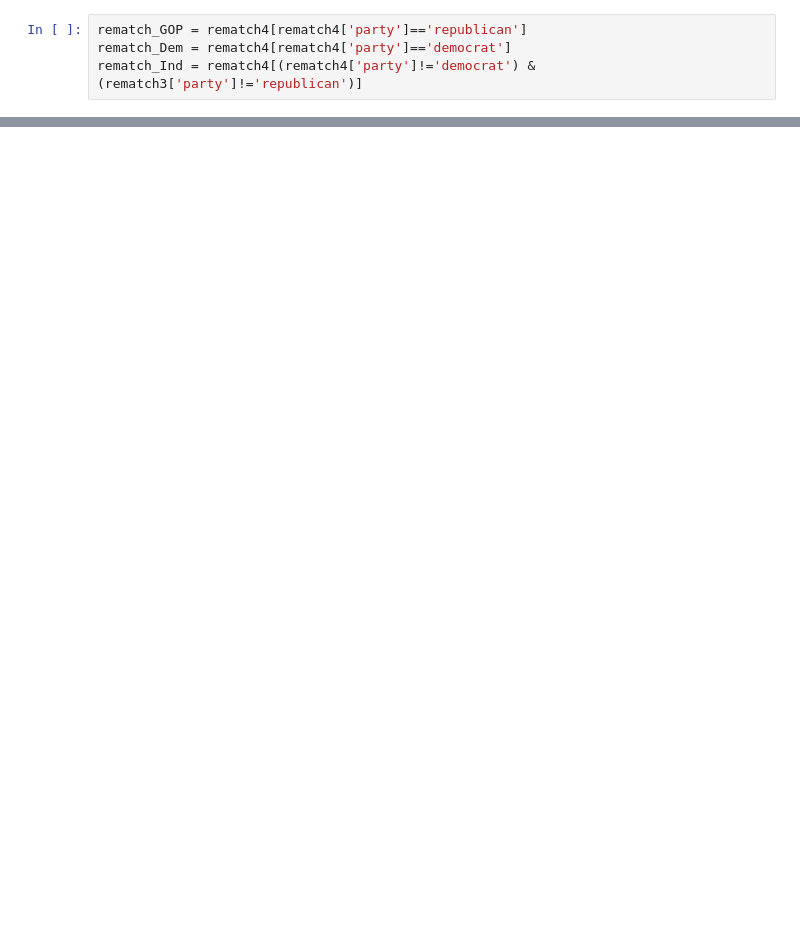
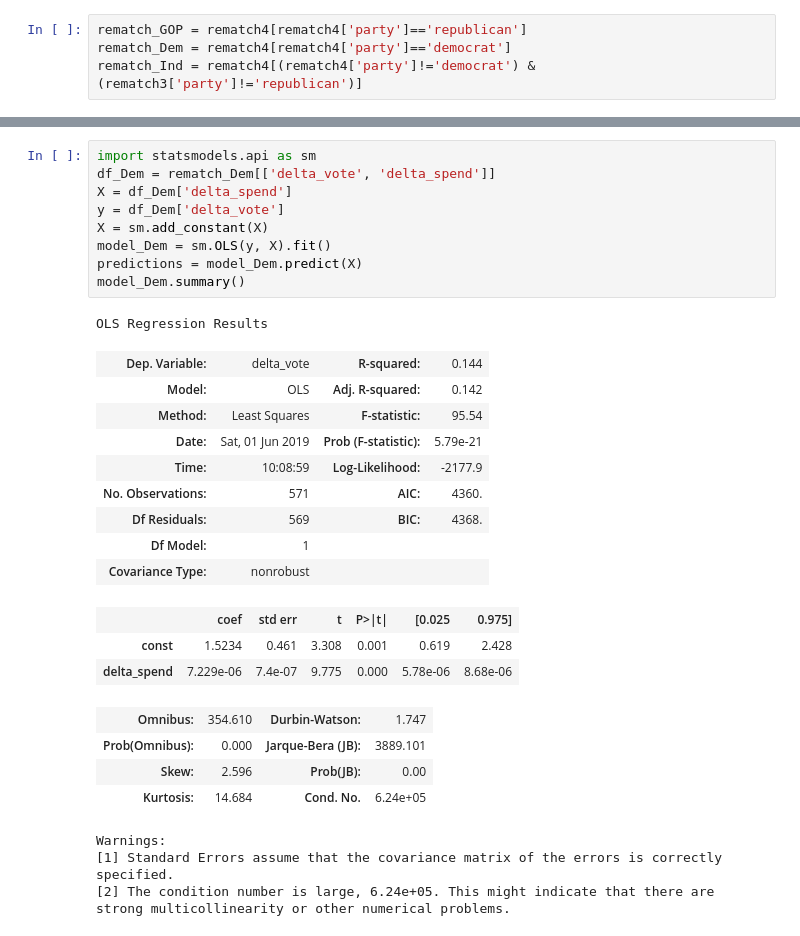
Before and after one commit to kellystroh/Federal-Election-Funding, a Jupyter notebook: rematch_df.ipynb, the cells around one changed output, grey strips where cells are left out. Drawn from its saved outputs; the diff is of its cells as text; blank space fills up the shorter version.

```diff
--- a/rematch_df.ipynb
+++ b/rematch_df.ipynb
@@ -216,0 +338,31 @@ Text(0, 0.5, 'Change in Vote Point')
+# %%
+import statsmodels.api as sm
+df_Dem = rematch_Dem[['delta_vote', 'delta_spend']]
+X = df_Dem['delta_spend']
+y = df_Dem['delta_vote']
+X = sm.add_constant(X)
+model_Dem = sm.OLS(y, X).fit()
+predictions = model_Dem.predict(X)
+model_Dem.summary()
+# %% [output]
+OLS Regression Results
+| Dep. Variable: | delta_vote | R-squared: | 0.144 |
+| Model: | OLS | Adj. R-squared: | 0.142 |
+| Method: | Least Squares | F-statistic: | 95.54 |
+| Date: | Sat, 01 Jun 2019 | Prob (F-statistic): | 5.79e-21 |
+| Time: | 10:08:59 | Log-Likelihood: | -2177.9 |
+| No. Observations: | 571 | AIC: | 4360. |
+| Df Residuals: | 569 | BIC: | 4368. |
+| Df Model: | 1 |  |  |
+| Covariance Type: | nonrobust |  |  |
+|  | coef | std err | t | P>|t| | [0.025 | 0.975] |
+| const | 1.5234 | 0.461 | 3.308 | 0.001 | 0.619 | 2.428 |
+| delta_spend | 7.229e-06 | 7.4e-07 | 9.775 | 0.000 | 5.78e-06 | 8.68e-06 |
+| Omnibus: | 354.610 | Durbin-Watson: | 1.747 |
+| Prob(Omnibus): | 0.000 | Jarque-Bera (JB): | 3889.101 |
+| Skew: | 2.596 | Prob(JB): | 0.00 |
+| Kurtosis: | 14.684 | Cond. No. | 6.24e+05 |
+Warnings:
+[1] Standard Errors assume that the covariance matrix of the errors is correctly specified.
+[2] The condition number is large, 6.24e+05. This might indicate that there are
+strong multicollinearity or other numerical problems.
```
Also changed, not shown: parts of 12 cells of this notebook.
